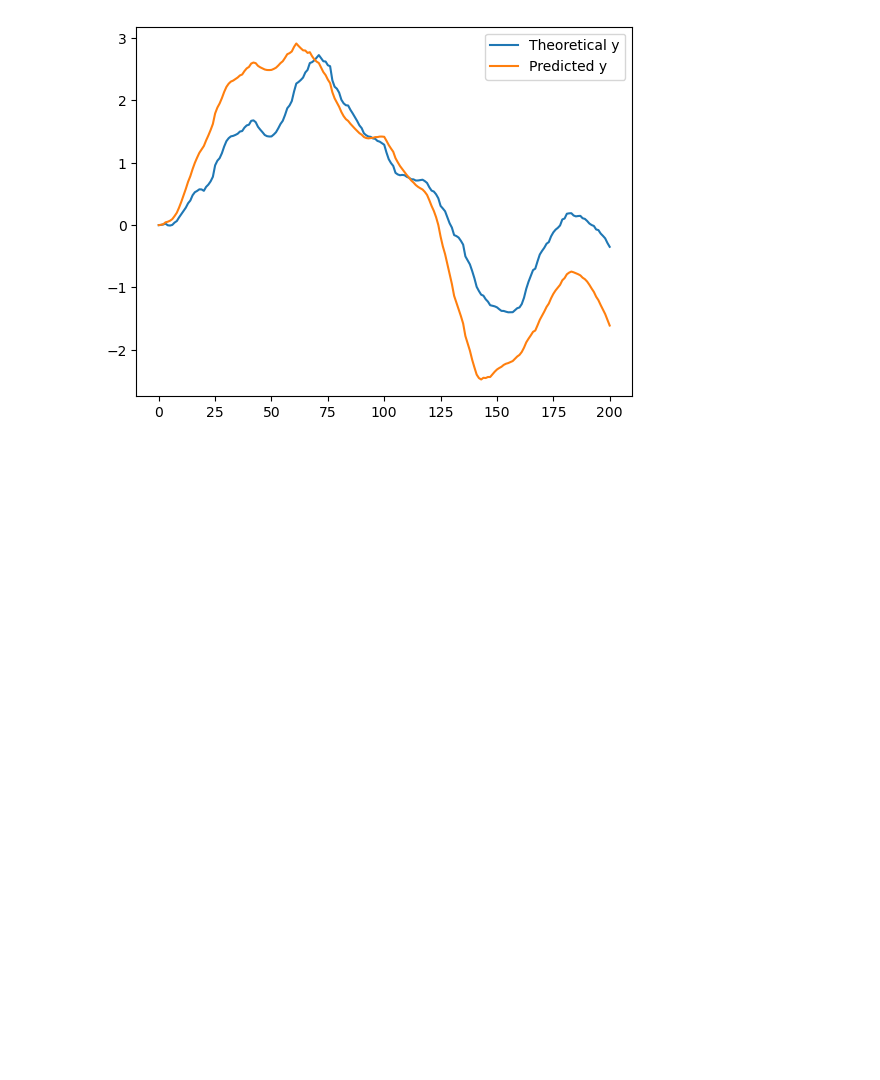
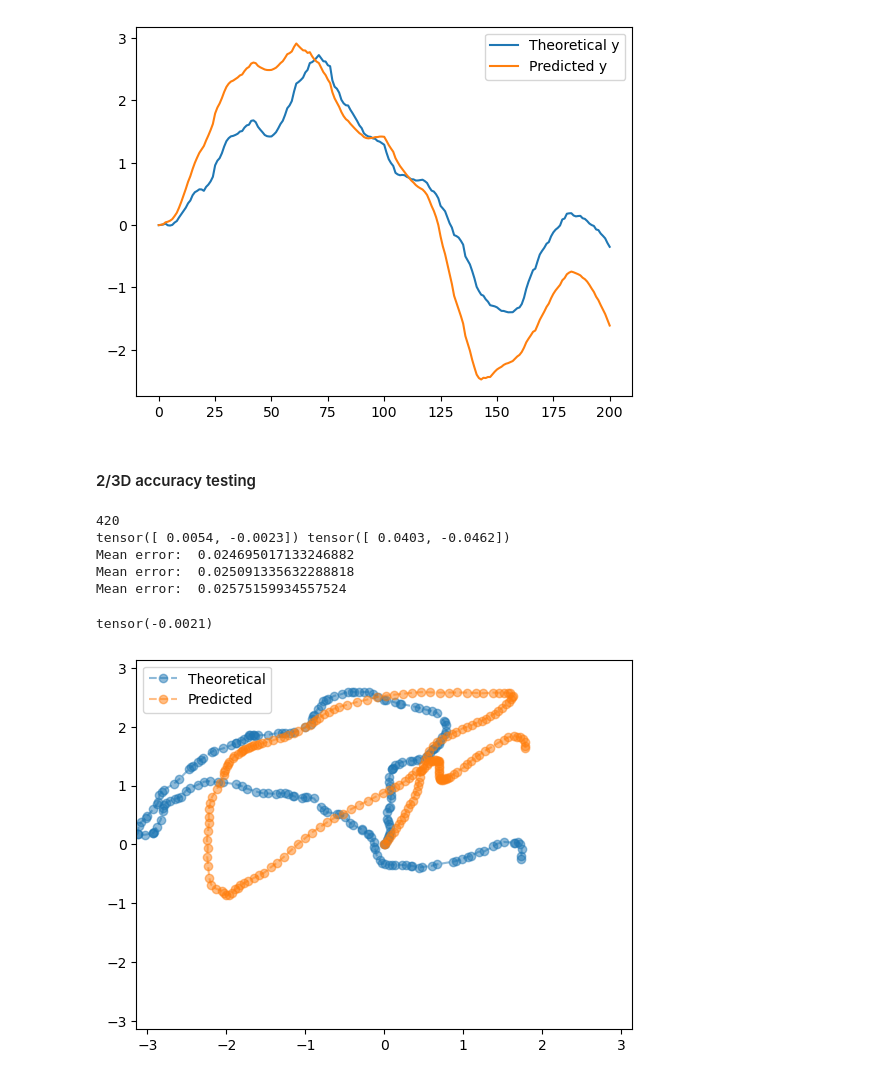
Before and after one commit to bioAI-Oslo/RNN-Adding-Problem-Representations, a Jupyter notebook: notebooks/summer.ipynb, the cells around one changed output. Drawn from its saved outputs; the diff is of its cells as text; code cells hidden in the pictures; blank space fills up the shorter version.

```diff
--- a/notebooks/summer.ipynb
+++ b/notebooks/summer.ipynb
@@ -179,5 +179,5 @@ Mean end error:  0.4360931054315451
 # %%
-data,labels = smooth_wandering_2D_squarefix(200,200,bound=0.5,v_sigma=0.01,d_sigma=0.1,v_bound_reduction=0.15,stability=0.01)
+data,labels = smooth_wandering_2D_squarefix(300,200,bound=0.5,v_sigma=0.01,d_sigma=0.1,v_bound_reduction=0.15,stability=0.01)
 # data,labels = smooth_wandering_2D_complex_bound(200,200,bound=0.5,v_sigma=0.01,d_sigma=0.1)
 
 xdata = data[:,:,0]
@@ -225,3 +229,58 @@ plt.show()
 # %% [output]
 [figure]
 [figure]
+# %% [markdown]
+#### 2/3D accuracy testing
+# %%
+n_test = 300
+t_test = 200
+data,labels = smooth_wandering_2D_squarefix(n_test,t_test,bound=0.5,v_sigma=0.01,d_sigma=0.1,v_bound_reduction=0.15,stability=0.01)
+# data,labels = smooth_wandering_2D_complex_bound(200,200,bound=0.5,v_sigma=0.01,d_sigma=0.1)
+
+print(labels[0,0], labels[0,1])
+
+data, labels, basises = convert_2D_23D(data,labels)
+xdata = data[:,:,0]
+ydata = data[:,:,1]
+zdata = data[:,:,2]
+xlabels = labels[:,:,0]
+ylabels = labels[:,:,1]
+zlabels = labels[:,:,2]
+
+# call old y for theta (theoretical angles)
+xangs, xdtheta, xerr, xhidden_state, xtheta = test_angle_inference(model1,reducer,t_test=200,in_activity=(xdata,xlabels),start=0)
+yangs, ydtheta, yerr, yhidden_state, ytheta = test_angle_inference(model1,reducer,t_test=200,in_activity=(ydata,ylabels),start=0)
+zangs, zdtheta, zerr, zhidden_state, ztheta = test_angle_inference(model1,reducer,t_test=200,in_activity=(zdata,zlabels),start=0)
+# %% [output]
+420
+tensor([ 0.0054, -0.0023]) tensor([ 0.0403, -0.0462])
+Mean error:  0.024695017133246882
+Mean error:  0.025091335632288818
+Mean error:  0.02575159934557524
+# %%
+zlabels[2,0]
+# %% [output]
+tensor(-0.0021)
+# %%
+basises = np.array(basises)
+
+pos = np.zeros((n_test,t_test+1,2))
+pos[:,:,0] = xtheta*basises[0,0] + ytheta*basises[1,0] + ztheta*basises[2,0]
+pos[:,:,1] = xtheta*basises[0,1] + ytheta*basises[1,1] + ztheta*basises[2,1]
+
+n = 21
+plt.plot(pos[n,:,0],pos[n,:,1],'--o', alpha=0.5, label='Theoretical')
+xpath = np.zeros((xangs.shape[0],xangs.shape[1]+1))
+ypath = np.zeros((xangs.shape[0],xangs.shape[1]+1))
+# xpath[:,0] = 0
+# ypath[:,0] = 0
+for i in range(1,xangs.shape[1]+1):
+    xpath[:,i] = xpath[:,i-1] + xangs[:,i-1]
+    ypath[:,i] = ypath[:,i-1] + yangs[:,i-1]
+plt.plot(xpath[n,:],ypath[n,:],'--o', alpha=0.5, label='Predicted')
+plt.xlim(-np.pi,np.pi)
+plt.ylim(-np.pi,np.pi)
+plt.legend()
+plt.show()
+# %% [output]
+[figure, added]
```
Also changed, not shown: parts of 8 cells of this notebook, 2 other files.
